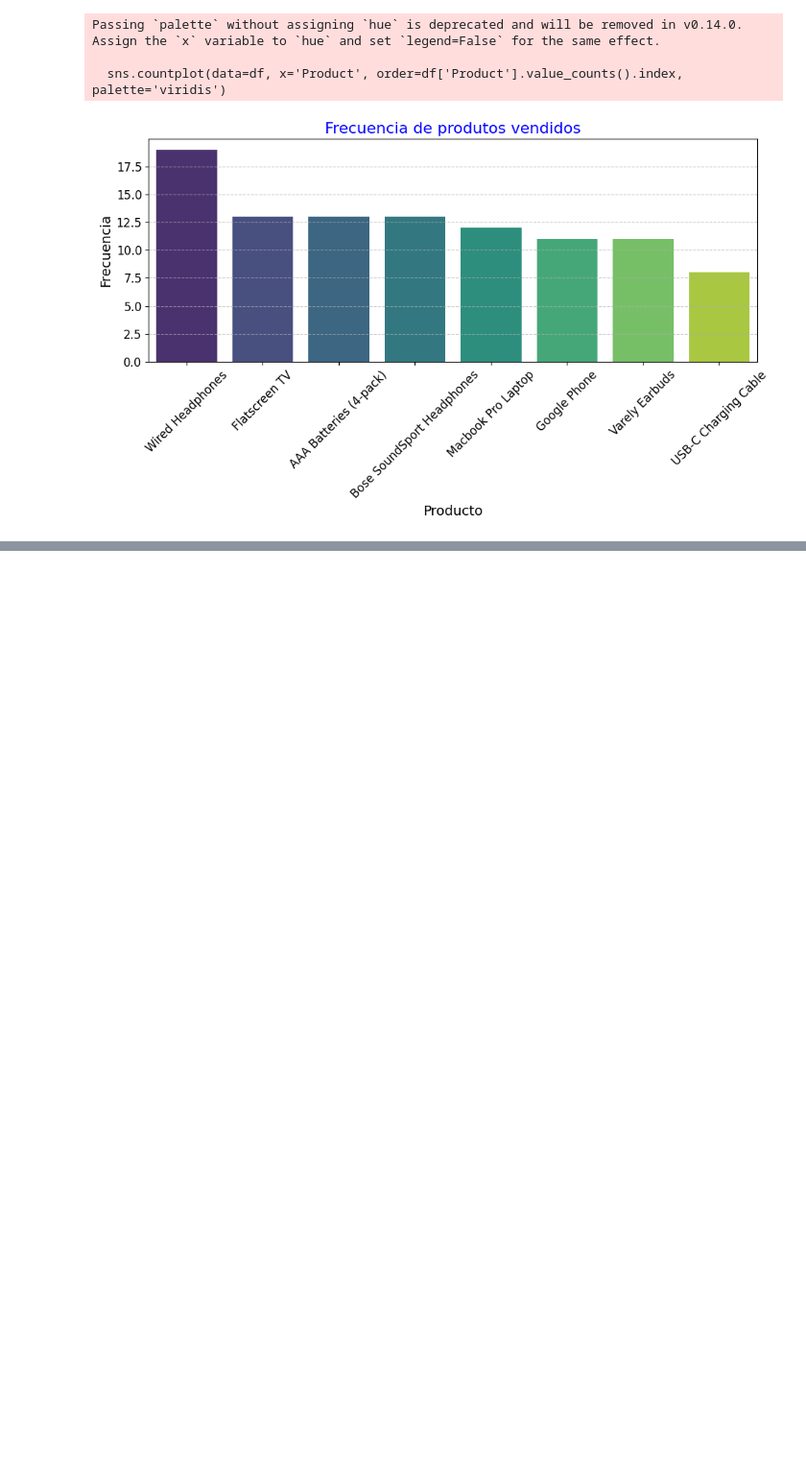
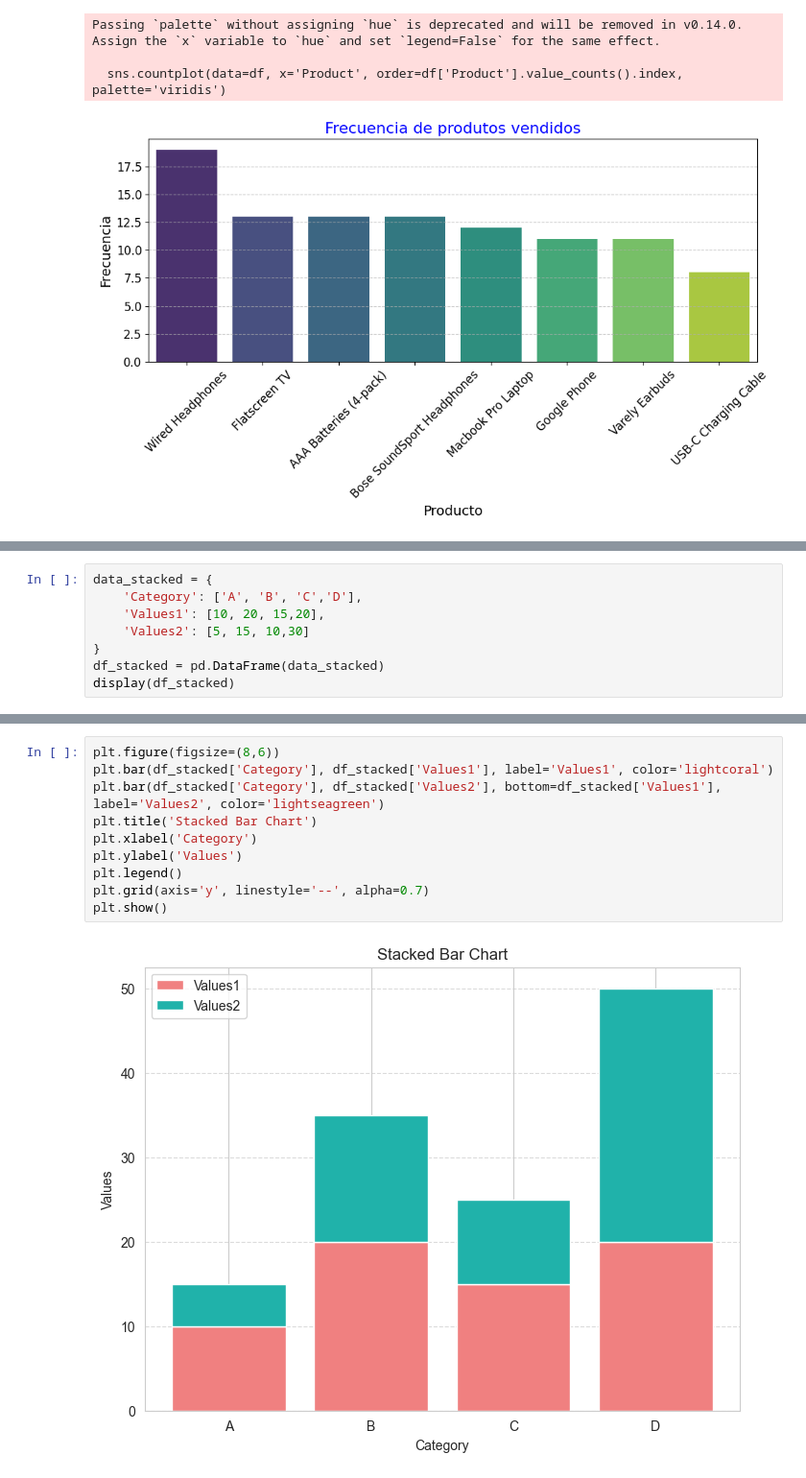
Before and after one commit to YACUERVO/Pandas, a Jupyter notebook: notebooks/ConversionyNormalizacionyAnalisisDatosCategoricos/GraficosBarras.ipynb, the cells around one changed output, grey strips where cells are left out. Shown at 96% size. Drawn from its saved outputs; the diff is of its cells as text; blank space fills up the shorter version.

```diff
--- a/notebooks/ConversionyNormalizacionyAnalisisDatosCategoricos/GraficosBarras.ipynb
+++ b/notebooks/ConversionyNormalizacionyAnalisisDatosCategoricos/GraficosBarras.ipynb
@@ -108,0 +147,8 @@ Passing `palette` without assigning `hue` is deprecated and will be removed in v
+# %%
+data_stacked = {
+    'Category': ['A', 'B', 'C','D'],
+    'Values1': [10, 20, 15,20],
+    'Values2': [5, 15, 10,30]
+}
+df_stacked = pd.DataFrame(data_stacked)
+display(df_stacked)
@@ -108,0 +161,12 @@ Passing `palette` without assigning `hue` is deprecated and will be removed in v
+# %%
+plt.figure(figsize=(8,6))
+plt.bar(df_stacked['Category'], df_stacked['Values1'], label='Values1', color='lightcoral')
+plt.bar(df_stacked['Category'], df_stacked['Values2'], bottom=df_stacked['Values1'], label='Values2', color='lightseagreen')
+plt.title('Stacked Bar Chart')
+plt.xlabel('Category')
+plt.ylabel('Values')
+plt.legend()
+plt.grid(axis='y', linestyle='--', alpha=0.7)
+plt.show()
+# %% [output]
+[figure, added]
```
Also changed, not shown: parts of 7 cells of this notebook, 14 other files.
